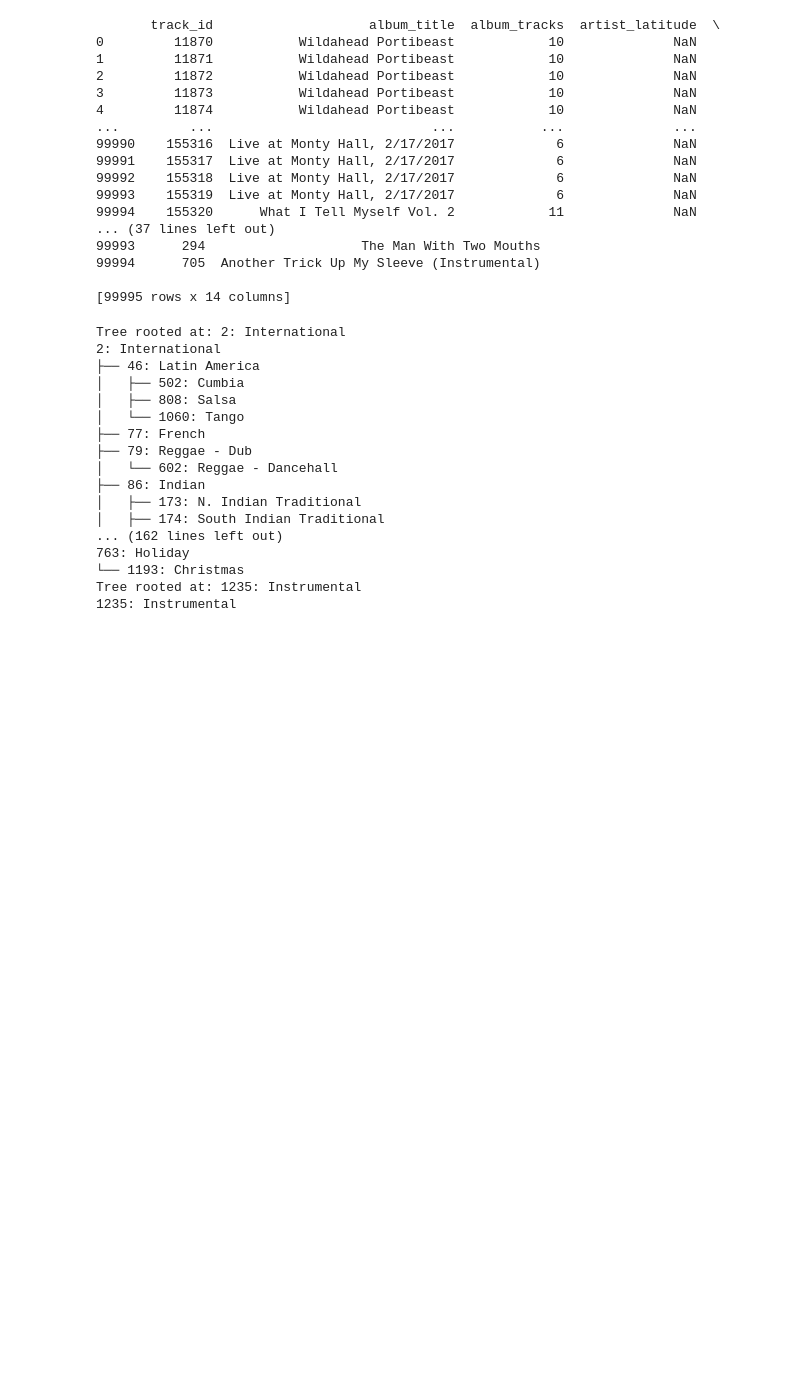
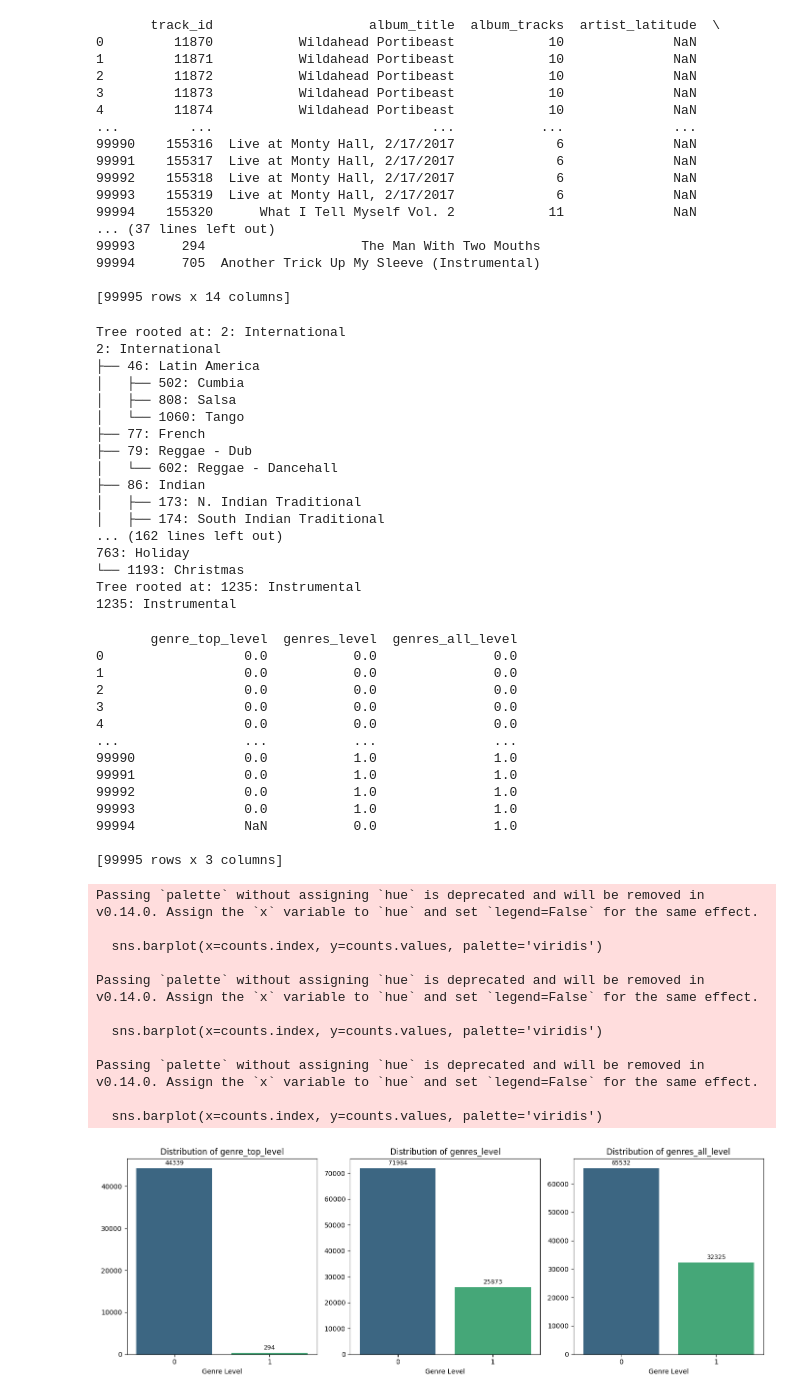
Before and after one commit to khola22/Supervised_Challenge, a Jupyter notebook: na_handling.ipynb, the cells around one changed output. Saved outputs shown, nothing was run; the diff lists cells and outputs as text; code cells hidden in the pictures; blank space fills up the shorter version.

Commit message:
Started implementing the function for the filling of top_genre

```diff
--- a/na_handling.ipynb
+++ b/na_handling.ipynb
@@ -474,0 +529,60 @@ Tree rooted at: 1235: Instrumental
+# %%
+# Visualize the distribution of genres
+df_levels = tracks.copy()
+df_levels['genre_top_level'] = get_genre_levels(df_levels, 'genre_top', genre_tree_title, id_to_title, root_titles)
+df_levels['genres_level'] = get_genre_levels(df_levels, 'genres', genre_tree_title, id_to_title, root_titles)
+df_levels['genres_all_level'] = get_genre_levels(df_levels, 'genres_all', genre_tree_title, id_to_title, root_titles)
+
+print(df_levels[['genre_top_level', 'genres_level', 'genres_all_level']])
+
+# Plot the distributions of levels as discrete integer bars (0, 1, 2, ...)
+plt.figure(figsize=(14, 5))
+for i, col in enumerate(['genre_top_level', 'genres_level', 'genres_all_level'], 1):
+    plt.subplot(1, 3, i)
+    # drop NA and convert to integers (levels are discrete)
+    series = df_levels[col].dropna().astype(int)
+    if series.empty:
+        plt.text(0.5, 0.5, 'No data', ha='center', va='center')
+        plt.title(f'Distribution of {col}')
+        plt.xticks([])
+        continue
+    max_level = int(series.max())
+    idx = list(range(0, max_level + 1))
+    counts = series.value_counts().reindex(idx, fill_value=0).sort_index()
+    sns.barplot(x=counts.index, y=counts.values, palette='viridis')
+    plt.xlabel('Genre Level')
+    plt.xticks(idx)
+    plt.title(f'Distribution of {col}')
+    # annotate bars with counts
+    offset = max(1, counts.max() * 0.01)
+    for x_val, y_val in zip(counts.index, counts.values):
+        plt.text(x_val, y_val + offset, str(int(y_val)), ha='center', va='bottom', fontsize=9)
+plt.tight_layout()
+plt.show()
+# %% [output]
+       genre_top_level  genres_level  genres_all_level
+0                  0.0           0.0               0.0
+1                  0.0           0.0               0.0
+2                  0.0           0.0               0.0
+3                  0.0           0.0               0.0
+4                  0.0           0.0               0.0
+...                ...           ...               ...
+99990              0.0           1.0               1.0
+99991              0.0           1.0               1.0
+99992              0.0           1.0               1.0
+99993              0.0           1.0               1.0
+99994              NaN           0.0               1.0
+
+[99995 rows x 3 columns]
+Passing `palette` without assigning `hue` is deprecated and will be removed in v0.14.0. Assign the `x` variable to `hue` and set `legend=False` for the same effect.
+
+  sns.barplot(x=counts.index, y=counts.values, palette='viridis')
+
+Passing `palette` without assigning `hue` is deprecated and will be removed in v0.14.0. Assign the `x` variable to `hue` and set `legend=False` for the same effect.
+
+  sns.barplot(x=counts.index, y=counts.values, palette='viridis')
+
+Passing `palette` without assigning `hue` is deprecated and will be removed in v0.14.0. Assign the `x` variable to `hue` and set `legend=False` for the same effect.
+
+  sns.barplot(x=counts.index, y=counts.values, palette='viridis')
+[figure, added]
```
Also changed, not shown: parts of 7 cells of this notebook, 2 other files.
